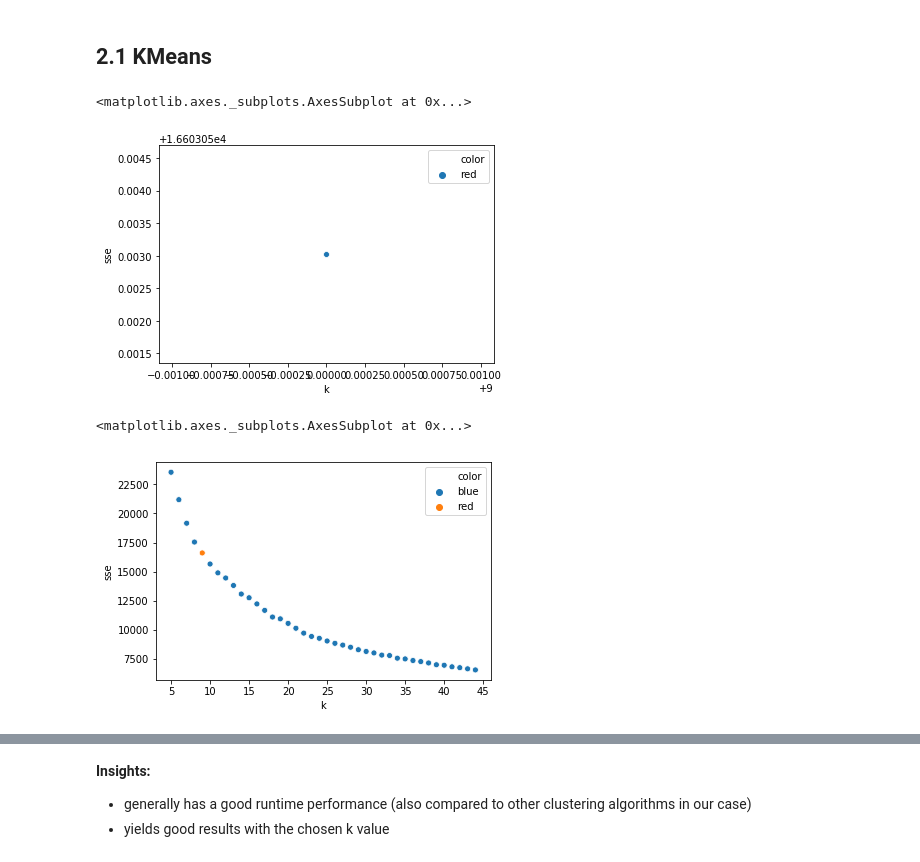
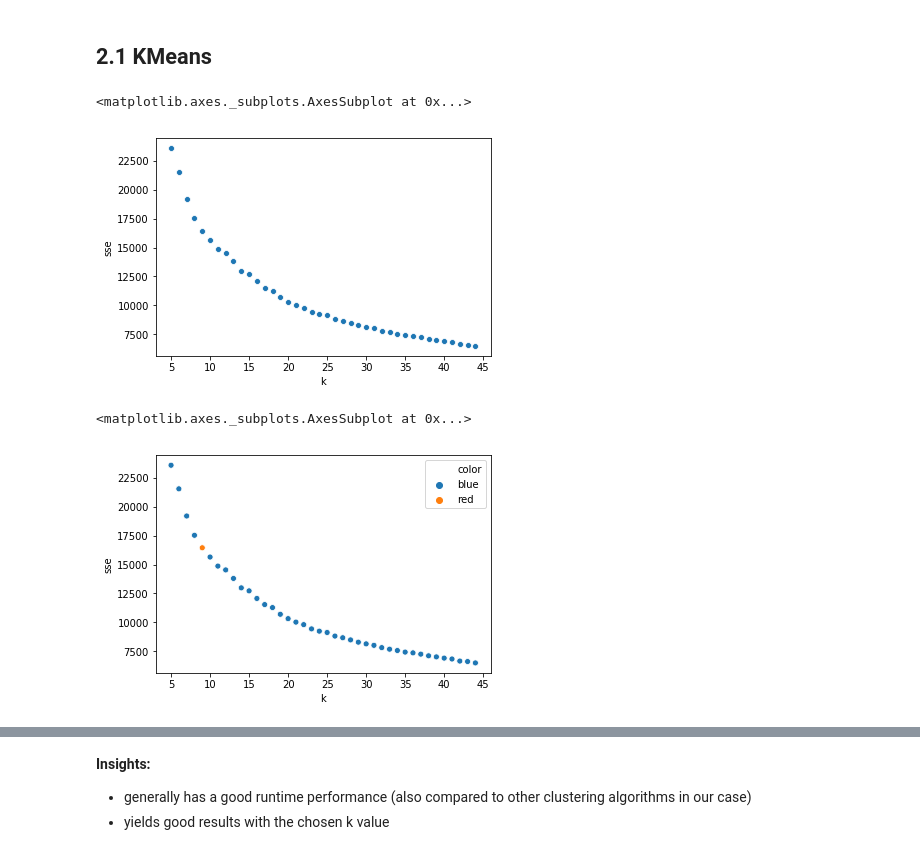
Before and after one commit to janapfeffer/DM_Project_MoviePrediction, a Jupyter notebook: 03 Cluster Experiments.ipynb, the cells around one changed output, grey strips where cells are left out. Saved outputs shown, nothing was run; the diff lists cells and outputs as text; code cells hidden in the pictures.

Commit message:
data exploration + cluster experiments beautify

```diff
--- a/ClusterExperiments.ipynb
+++ b/03 Cluster Experiments.ipynb
@@ -51,30 +65,27 @@ df_pca["clusterids"] = ""
 # %%
 # find the best number of clusters through optimizing the SSE value
 df_sse = pd.DataFrame(columns=["k", "sse"])
 for i in range(5,45):
 
     # create the clusterer
     estimator = KMeans(n_clusters = i)
 
     # create the clustering
     clusters = estimator.fit(df_joined.drop(columns="userId"))
     cluster_ids = estimator.predict(df_joined.drop(columns="userId"))
 
     df_sse = df_sse.append({"k": i,
                            "sse": clusters.inertia_}, ignore_index=True)
 #     print(" SSE: " + str(clusters.inertia_))
-df_sse["color"] = "blue"
-df_sse.loc[df_sse["k"] == 9.0,"color"] = "red"
-sb.scatterplot(x="k", y="sse",data=df_sse, hue="color")
-# sb.scatterplot(x="k", y="sse",data=df_sse)
+sb.scatterplot(x="k", y="sse",data=df_sse)
 # %% [output]
 <matplotlib.axes._subplots.AxesSubplot at 0x...>
-[figure, old version]
+[figure, new version]
 # %%
 df_sse["color"] = "blue"
 df_sse.loc[df_sse["k"] == 9.0,"color"] = "red"
 sb.scatterplot(x="k", y="sse",data=df_sse, hue="color")
 # %% [output]
 <matplotlib.axes._subplots.AxesSubplot at 0x...>
-[figure, old version]
+[figure, new version]
 # %%
```
Also changed, not shown: parts of 21 cells of this notebook, 3 other files.
